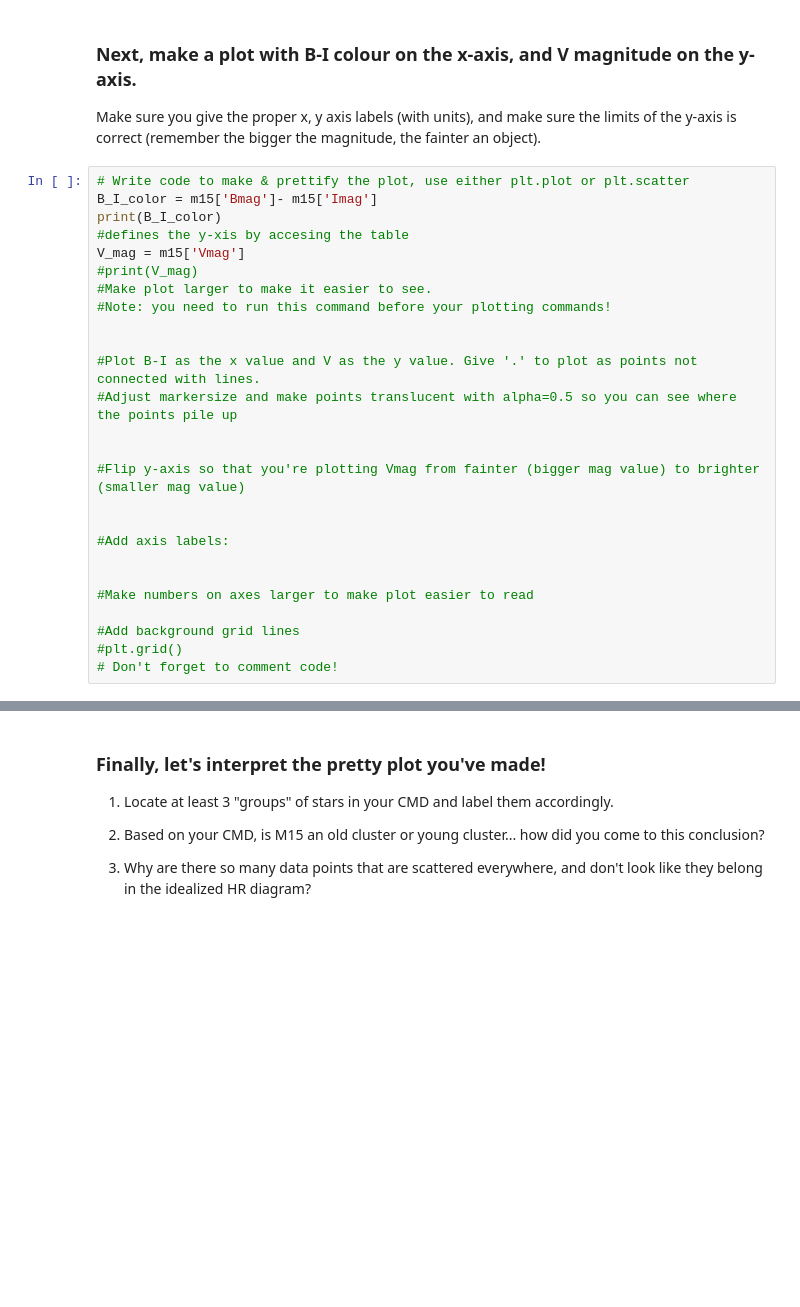
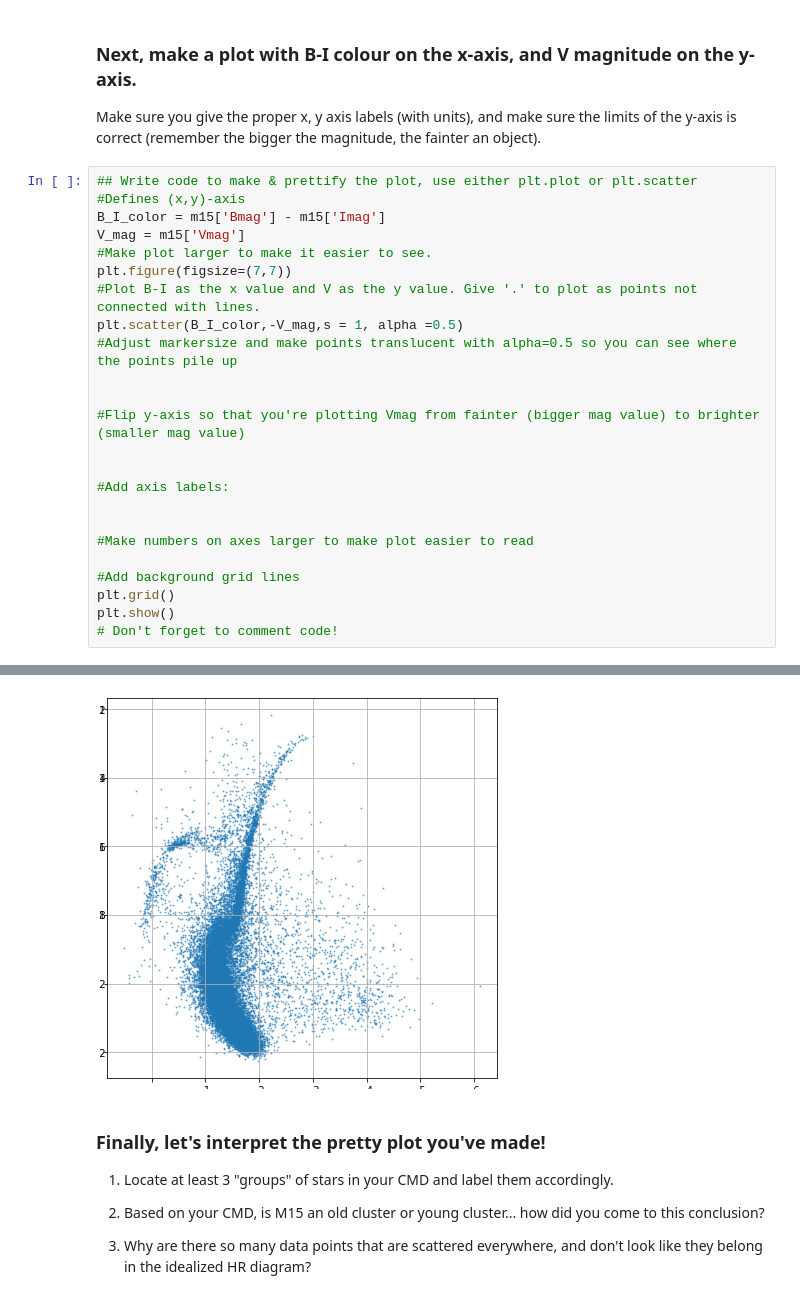
Before and after one commit to aquinocosme/ASTR3190-Introduction-to-Research-in-Astronomy, a Jupyter notebook: lessons/07-extra_plotting_AquinoOvelar.ipynb, the cells around one changed output, grey strips where cells are left out. Cells and saved outputs as stored; diff of their text form; blank space fills up the shorter version.

```diff
--- a/lessons/07-extra_plotting_AquinoOvelar.ipynb
+++ b/lessons/07-extra_plotting_AquinoOvelar.ipynb
@@ -61,17 +61,14 @@ print(m15[:3]) #check out the first three lines of the table to see column names
 
 Make sure you give the proper x, y axis labels (with units), and make sure the limits of the y-axis is correct (remember the bigger the magnitude, the fainter an object).
 # %%
-# Write code to make & prettify the plot, use either plt.plot or plt.scatter
-B_I_color = m15['Bmag']- m15['Imag']
-print(B_I_color)
-#defines the y-xis by accesing the table
+## Write code to make & prettify the plot, use either plt.plot or plt.scatter
+#Defines (x,y)-axis
+B_I_color = m15['Bmag'] - m15['Imag']
 V_mag = m15['Vmag']
-#print(V_mag)
 #Make plot larger to make it easier to see.
-#Note: you need to run this command before your plotting commands!
-
-
+plt.figure(figsize=(7,7))
 #Plot B-I as the x value and V as the y value. Give '.' to plot as points not connected with lines.
+plt.scatter(B_I_color,-V_mag,s = 1, alpha =0.5)
 #Adjust markersize and make points translucent with alpha=0.5 so you can see where the points pile up
 
 
@@ -84,6 +81,7 @@ V_mag = m15['Vmag']
 #Make numbers on axes larger to make plot easier to read
 
 #Add background grid lines
-#plt.grid()
+plt.grid()
+plt.show()
 # Don't forget to comment code!
 # %% [output]
@@ -107,3 +105,4 @@ Length = 44811 rows
+[figure, added]
 # %% [markdown]
 ### Finally, let's interpret the pretty plot you've made! ###
 
```
Also changed, not shown: parts of 1 cell of this notebook.
